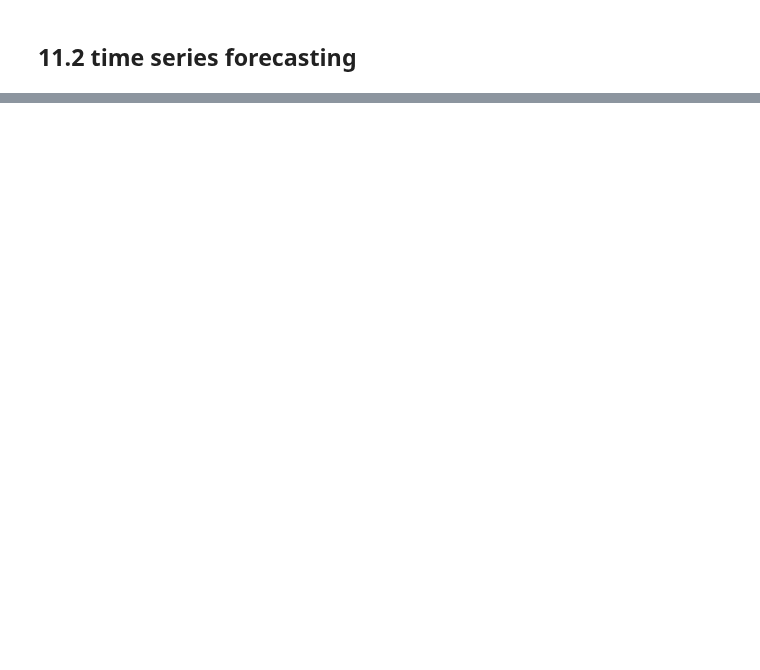
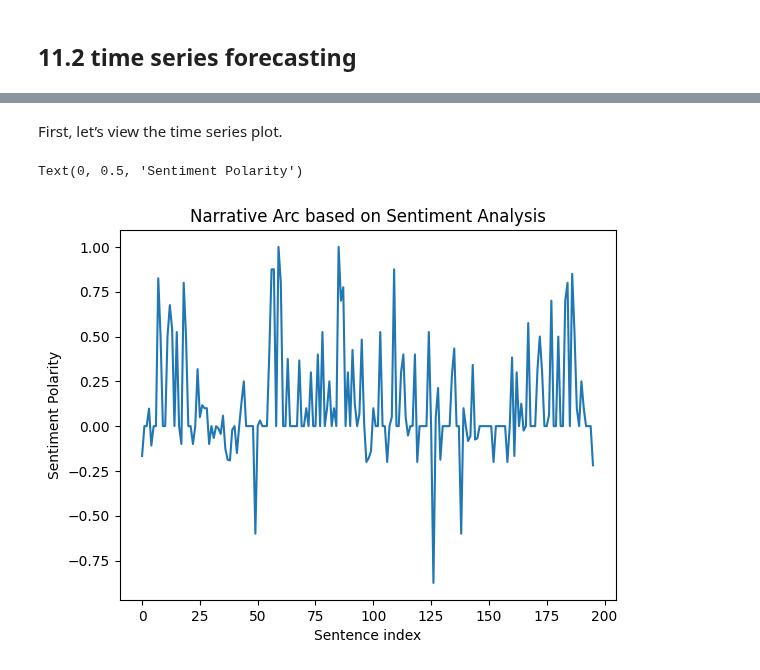
Before and after one commit to junting-huang/data_storytelling, a Jupyter notebook: case_11_time.ipynb, the cells around one changed output, grey strips where cells are left out. Saved outputs shown, nothing was run; the diff lists cells and outputs as text; code cells hidden in the pictures; blank space fills up the shorter version.

```diff
--- a/case_11_time.ipynb
+++ b/case_11_time.ipynb
@@ -45,0 +97,23 @@ In the following code, we create a function *plot_sentiment_arc* that reads a te
+# %%
+# Open and read the file
+with open("data/snow-white.txt", 'r') as file:
+    text = file.read()
+
+# Tokenize the text into sentences
+sentences = sent_tokenize(text)
+
+# Run sentiment analysis on each sentence
+sentiment_scores = []
+for sentence in sentences:
+    blob = TextBlob(sentence)
+    sentiment_scores.append(blob.sentiment.polarity)
+# %%
+# Now we want to convert the month column into a datetime object
+df = pd.DataFrame()
+df['index'] = range(len(sentiment_scores))
+df['score'] = sentiment_scores
+
+# Use Month column as index column
+df.index = df['index']
+del df['index']
+print(df.head())
@@ -45,0 +128,10 @@ In the following code, we create a function *plot_sentiment_arc* that reads a te
+# %% [markdown]
+First, let’s view the time series plot.
+# %%
+plt.plot(df)
+plt.title('Narrative Arc based on Sentiment Analysis')
+plt.xlabel('Sentence index')
+plt.ylabel('Sentiment Polarity')
+# %% [output]
+Text(0, 0.5, 'Sentiment Polarity')
+[figure, added]
```
Also changed, not shown: parts of 36 cells of this notebook, 2 other files.
